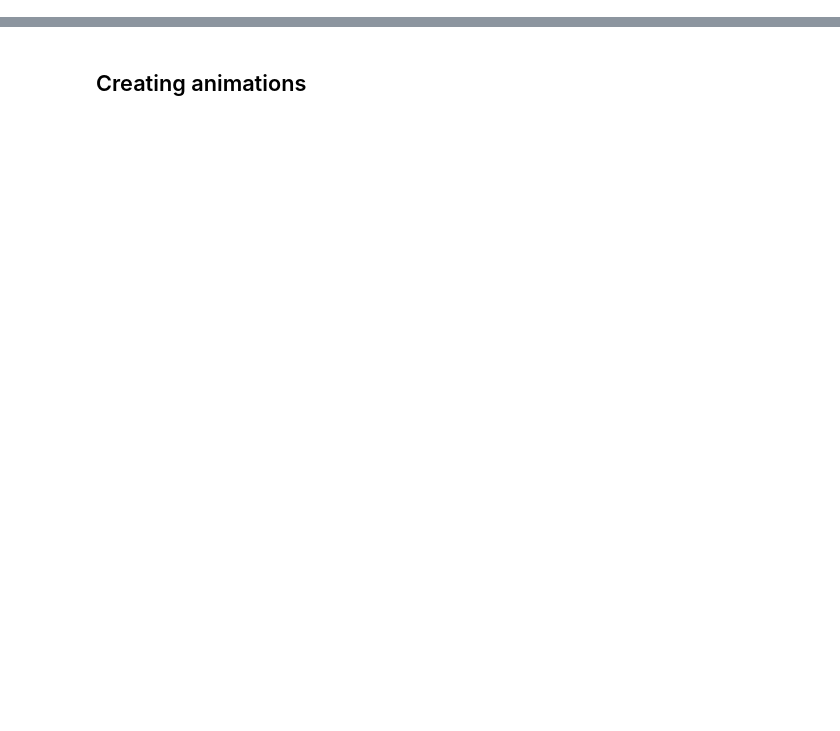
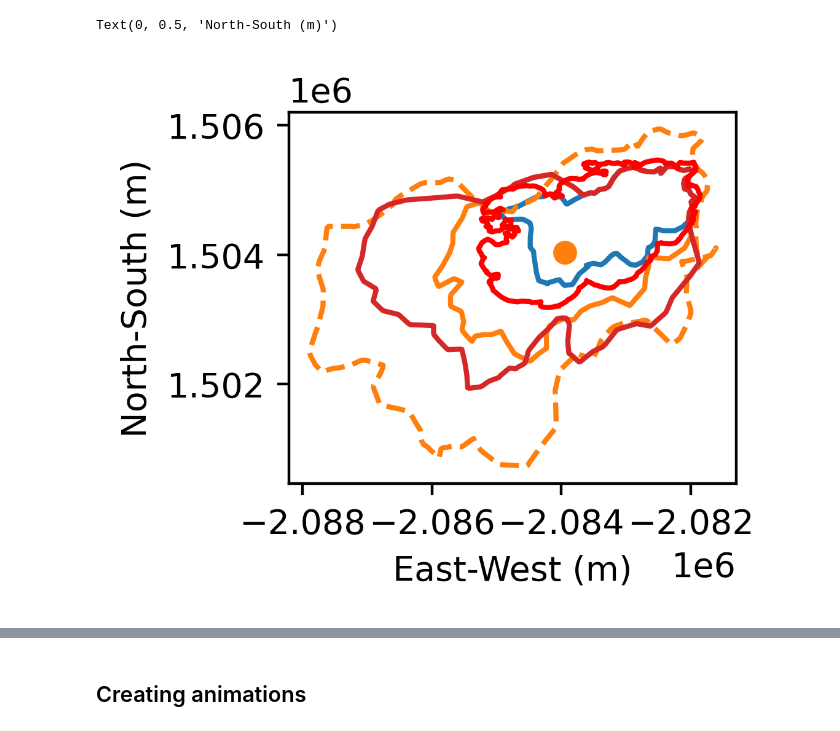
Before and after one commit to tolgacaglar/farsite-devAPI, a Jupyter notebook: src/Perimeter Adjusting through Kalman Filter.ipynb, the cells around one changed output, grey strips where cells are left out. Saved outputs shown, nothing was run; the diff lists cells and outputs as text; code cells hidden in the pictures; blank space fills up the shorter version.

```diff
--- a/src/Perimeter Adjusting through Kalman Filter.ipynb
+++ b/src/Perimeter Adjusting through Kalman Filter.ipynb
@@ -21,0 +183,23 @@ from matplotlib.colors import LinearSegmentedColormap
+# %%
+fig, ax = plt.subplots(1,1, figsize=(4,2), dpi=400)
+
+plot_perimeter(ignition_aligned, ax=ax)
+plot_perimeter(modified_vertices, ax=ax, ls='--')
+plot_perimeter(observe_aligned, ax=ax, color='tab:orange')
+plot_perimeter(next_observe_aligned, ax=ax, color='tab:red')
+plot_perimeter(model_aligned, color='red', ax=ax)
+ax.plot(np.mean(observe_aligned, axis=0)[0], np.mean(observe_aligned, axis=0)[1], 'o', color='tab:orange')
+
+ax.set_aspect(1)
+
+# xlim = (-2086157.8176353823, -2081650.1039221247)
+# ylim = (1502205.458511021, 1505619.1686423323)
+
+# ax.set_xlim(xlim)
+# ax.set_ylim(ylim)
+
+ax.set_xlabel('East-West (m)')
+ax.set_ylabel('North-South (m)')
+# %% [output]
+Text(0, 0.5, 'North-South (m)')
+[figure, added]
```
Also changed, not shown: parts of 47 cells of this notebook, 4 other files.
